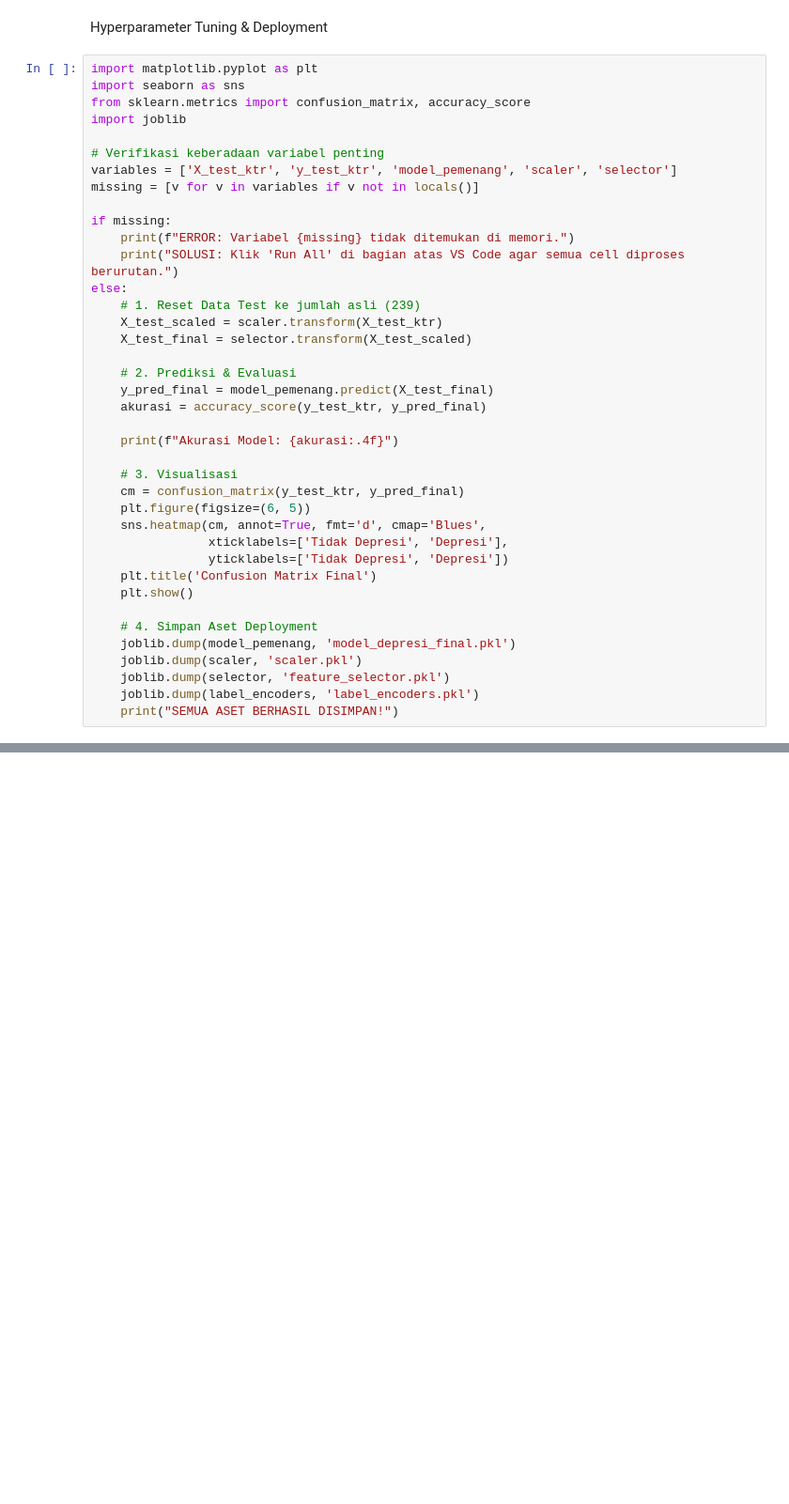
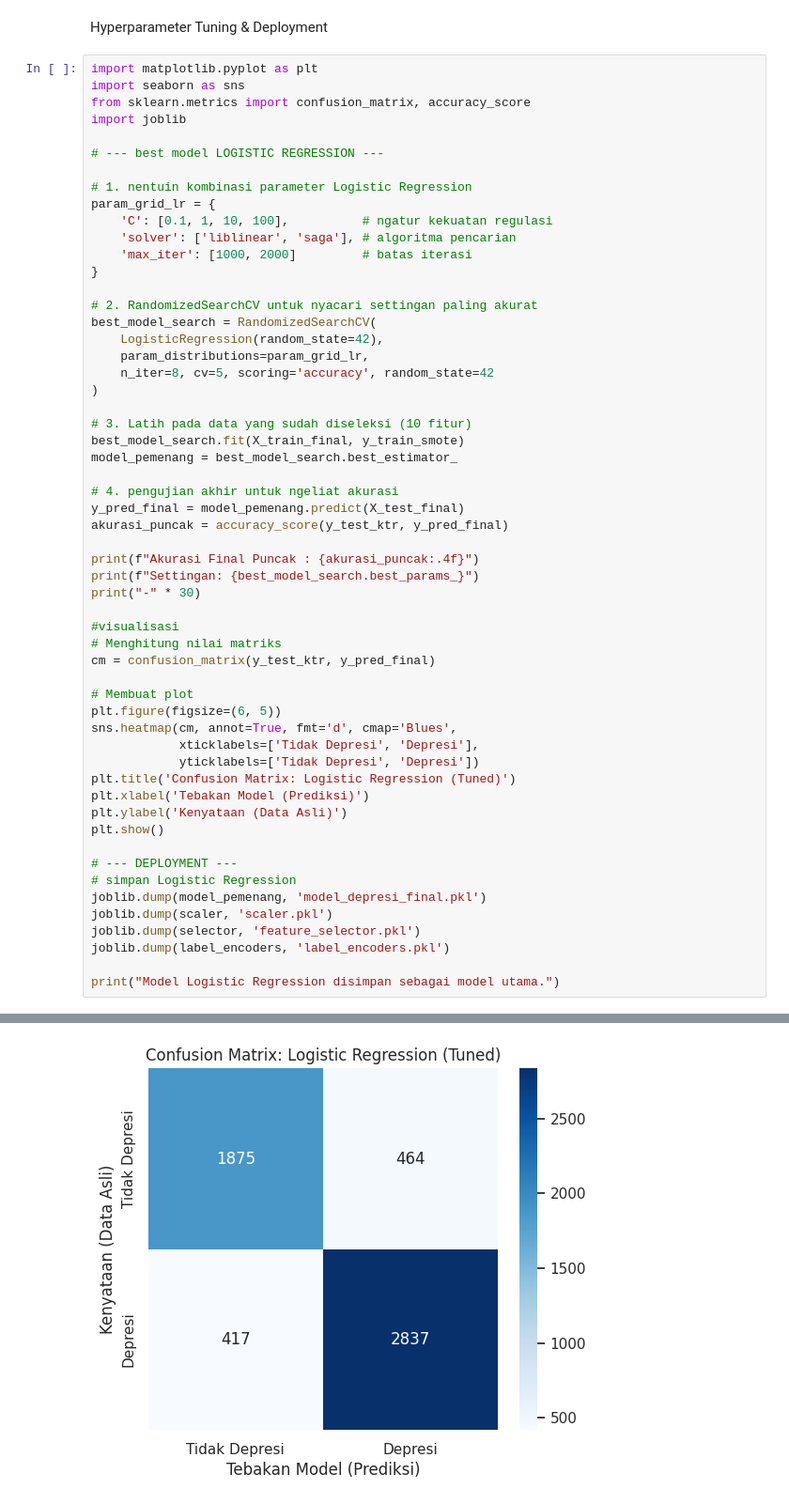
Before and after one commit to DFNexus/FastrekBKD, a Jupyter notebook: FastrekBKD_A11_2023_15025.ipynb, the cells around one changed output, grey strips where cells are left out. Shown at 94% size. Drawn from its saved outputs; the diff is of its cells as text; blank space fills up the shorter version.

```diff
--- a/FastrekBKD_A11_2023_15025.ipynb
+++ b/FastrekBKD_A11_2023_15025.ipynb
@@ -154,37 +154,54 @@ import seaborn as sns
 from sklearn.metrics import confusion_matrix, accuracy_score
 import joblib
 
-# Verifikasi keberadaan variabel penting
-variables = ['X_test_ktr', 'y_test_ktr', 'model_pemenang', 'scaler', 'selector']
-missing = [v for v in variables if v not in locals()]
+# --- best model LOGISTIC REGRESSION ---
 
-if missing:
-    print(f"ERROR: Variabel {missing} tidak ditemukan di memori.")
-    print("SOLUSI: Klik 'Run All' di bagian atas VS Code agar semua cell diproses berurutan.")
-else:
-    # 1. Reset Data Test ke jumlah asli (239)
-    X_test_scaled = scaler.transform(X_test_ktr)
-    X_test_final = selector.transform(X_test_scaled)
+# 1. nentuin kombinasi parameter Logistic Regression
+param_grid_lr = {
+    'C': [0.1, 1, 10, 100],          # ngatur kekuatan regulasi
+    'solver': ['liblinear', 'saga'], # algoritma pencarian
+    'max_iter': [1000, 2000]         # batas iterasi
+}
 
-    # 2. Prediksi & Evaluasi
-    y_pred_final = model_pemenang.predict(X_test_final)
-    akurasi = accuracy_score(y_test_ktr, y_pred_final)
+# 2. RandomizedSearchCV untuk nyacari settingan paling akurat
+best_model_search = RandomizedSearchCV(
+    LogisticRegression(random_state=42),
+    param_distributions=param_grid_lr,
+    n_iter=8, cv=5, scoring='accuracy', random_state=42
+)
 
-    print(f"Akurasi Model: {akurasi:.4f}")
+# 3. Latih pada data yang sudah diseleksi (10 fitur)
+best_model_search.fit(X_train_final, y_train_smote)
+model_pemenang = best_model_search.best_estimator_
 
-    # 3. Visualisasi
-    cm = confusion_matrix(y_test_ktr, y_pred_final)
-    plt.figure(figsize=(6, 5))
-    sns.heatmap(cm, annot=True, fmt='d', cmap='Blues',
-                xticklabels=['Tidak Depresi', 'Depresi'],
-                yticklabels=['Tidak Depresi', 'Depresi'])
-    plt.title('Confusion Matrix Final')
-    plt.show()
+# 4. pengujian akhir untuk ngeliat akurasi
+y_pred_final = model_pemenang.predict(X_test_final)
+akurasi_puncak = accuracy_score(y_test_ktr, y_pred_final)
 
-    # 4. Simpan Aset Deployment
-    joblib.dump(model_pemenang, 'model_depresi_final.pkl')
-    joblib.dump(scaler, 'scaler.pkl')
-    joblib.dump(selector, 'feature_selector.pkl')
-    joblib.dump(label_encoders, 'label_encoders.pkl')
-    print("SEMUA ASET BERHASIL DISIMPAN!")
+print(f"Akurasi Final Puncak : {akurasi_puncak:.4f}")
+print(f"Settingan: {best_model_search.best_params_}")
+print("-" * 30)
+
+#visualisasi
+# Menghitung nilai matriks
+cm = confusion_matrix(y_test_ktr, y_pred_final)
+
+# Membuat plot
+plt.figure(figsize=(6, 5))
+sns.heatmap(cm, annot=True, fmt='d', cmap='Blues',
+            xticklabels=['Tidak Depresi', 'Depresi'],
+            yticklabels=['Tidak Depresi', 'Depresi'])
+plt.title('Confusion Matrix: Logistic Regression (Tuned)')
+plt.xlabel('Tebakan Model (Prediksi)')
+plt.ylabel('Kenyataan (Data Asli)')
+plt.show()
+
+# --- DEPLOYMENT ---
+# simpan Logistic Regression
+joblib.dump(model_pemenang, 'model_depresi_final.pkl')
+joblib.dump(scaler, 'scaler.pkl')
+joblib.dump(selector, 'feature_selector.pkl')
+joblib.dump(label_encoders, 'label_encoders.pkl')
+
+print("Model Logistic Regression disimpan sebagai model utama.")
 # %% [output]
@@ -192,0 +211 @@ Saran: Silakan jalankan ulang cell di bagian atas yang berisi 'train_test_split'
+[figure, added]
```
Also changed, not shown: parts of 2 cells of this notebook.
